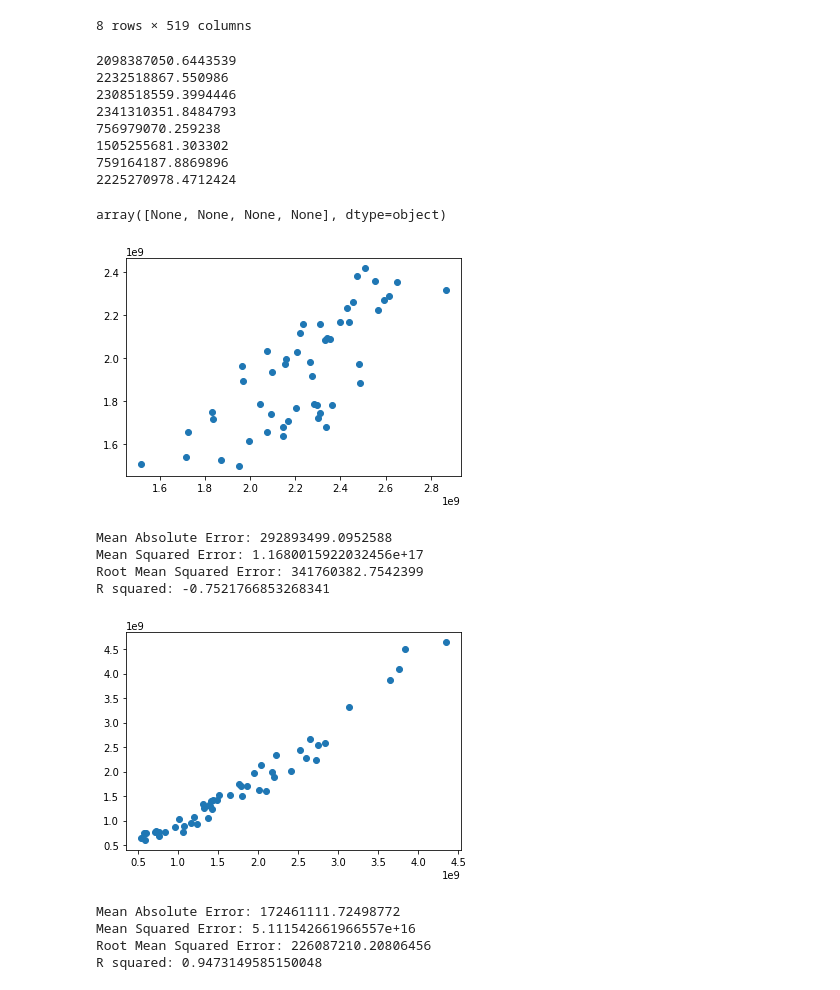
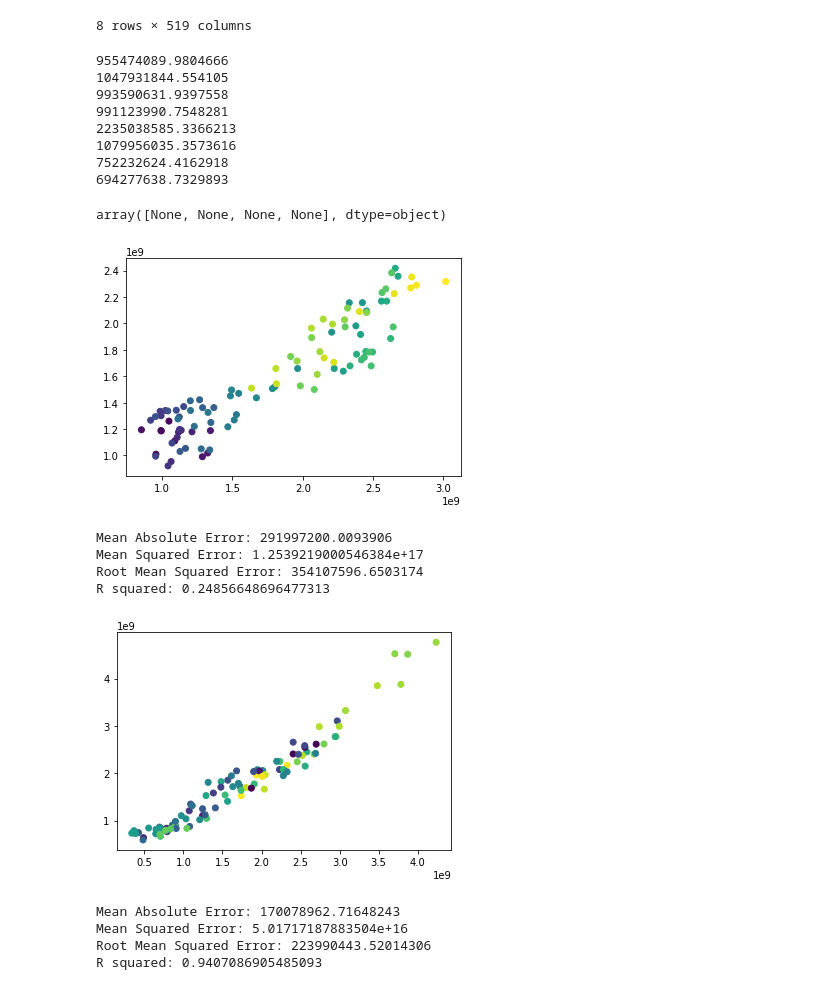
Before and after one commit to jfsalzmann/gasprices, a Jupyter notebook: learning/midterm_fixed_simple.ipynb, the cells around one changed output. Cells and saved outputs as stored; diff of their text form; code cells hidden in the pictures.

```diff
--- a/learning/midterm_fixed_simple.ipynb
+++ b/learning/midterm_fixed_simple.ipynb
@@ -57,8 +54,8 @@ y = df['y']
 X = df.drop('y',axis=1)
 # %%
 from sklearn.model_selection import train_test_split
-X_train, X_test, y_train, y_test = train_test_split(X, y, test_size=50/1833, shuffle=False)
-X_train_s, X_test_s, y_train_s, y_test_s = train_test_split(X, y, test_size=50/1833, shuffle=True)
+X_train, X_test, y_train, y_test = train_test_split(X, y, test_size=100/1833, shuffle=False)
+X_train_s, X_test_s, y_train_s, y_test_s = train_test_split(X, y, test_size=100/1833, shuffle=True)
 # %%
 from sklearn.linear_model import SGDRegressor
 from sklearn.preprocessing import StandardScaler
@@ -83,21 +80,21 @@ pred_s = pipe.fit(X_train_s,y_train_s).predict(X_test_s)
 pred[0:4] |_| print
 pred_s[0:4] |_| print
 # %% [output]
-2098387050.6443539
-2232518867.550986
-2308518559.3994446
-2341310351.8484793
-756979070.259238
-1505255681.303302
-759164187.8869896
-2225270978.4712424
+955474089.9804666
+1047931844.554105
+993590631.9397558
+991123990.7548281
+2235038585.3366213
+1079956035.3573616
+752232624.4162918
+694277638.7329893
 array([None, None, None, None], dtype=object)
 # %%
 # How does the data look after seeing the description?
 
-plt.scatter(pred, y_test);
+plt.scatter(pred, y_test, c=X_test["date"]);
 # %% [output]
-[figure, old version]
+[figure, new version]
 # %%
 from sklearn import metrics
 import numpy as np
@@ -107,23 +104,23 @@ print('Mean Squared Error:', metrics.mean_squared_error(y_test, pred))
 print('Root Mean Squared Error:', np.sqrt(metrics.mean_squared_error(y_test, pred)))
 print('R squared:', metrics.r2_score(y_test, pred))
 # %% [output]
-Mean Absolute Error: 292893499.0952588
-Mean Squared Error: 1.1680015922032456e+17
-Root Mean Squared Error: 341760382.7542399
-R squared: -0.7521766853268341
+Mean Absolute Error: 291997200.0093906
+Mean Squared Error: 1.2539219000546384e+17
+Root Mean Squared Error: 354107596.6503174
+R squared: 0.24856648696477313
 # %%
 # How does the data look after seeing the description?
 
-plt.scatter(pred_s, y_test_s);
+plt.scatter(pred_s, y_test_s, c=X_test_s["date"]);
 # %% [output]
-[figure, old version]
+[figure, new version]
 # %%
 print('Mean Absolute Error:', metrics.mean_absolute_error(y_test_s, pred_s))
 print('Mean Squared Error:', metrics.mean_squared_error(y_test_s, pred_s))
 print('Root Mean Squared Error:', np.sqrt(metrics.mean_squared_error(y_test_s, pred_s)))
 print('R squared:', metrics.r2_score(y_test_s, pred_s))
 # %% [output]
-Mean Absolute Error: 172461111.72498772
-Mean Squared Error: 5.111542661966557e+16
-Root Mean Squared Error: 226087210.20806456
-R squared: 0.9473149585150048
+Mean Absolute Error: 170078962.71648243
+Mean Squared Error: 5.01717187883504e+16
+Root Mean Squared Error: 223990443.52014306
+R squared: 0.9407086905485093
```
Also changed, not shown: parts of 2 cells of this notebook.
